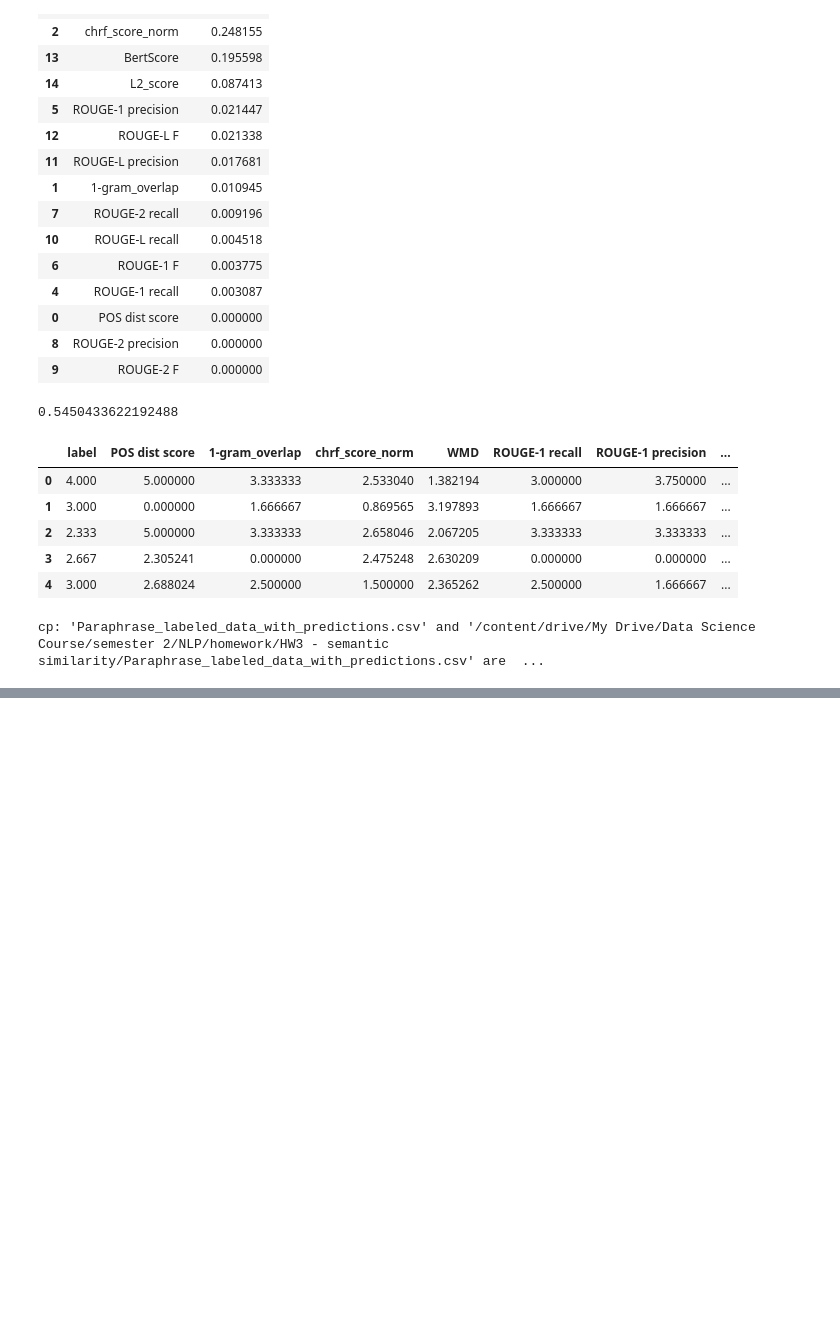
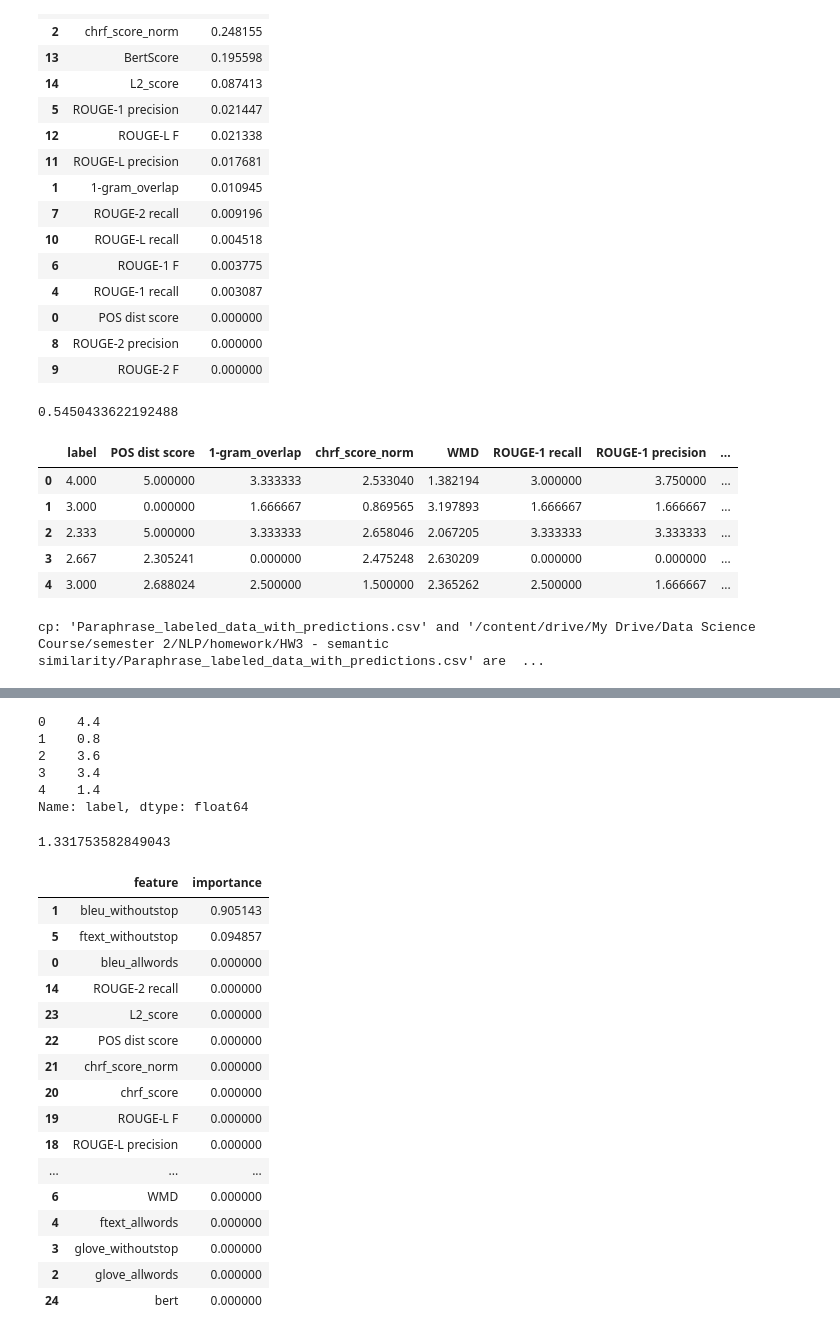
Before and after one commit to Hernanros/SOTA, a Jupyter notebook: notebooks/linear/lee_random_forest.ipynb, the cells around one changed output, grey strips where cells are left out. Drawn from its saved outputs; the diff is of its cells as text; code cells hidden in the pictures; blank space fills up the shorter version.

```diff
--- a/notebooks/linear/lee_random_forest.ipynb
+++ b/notebooks/linear/lee_random_forest.ipynb
@@ -130,0 +173,7 @@ cp: 'Paraphrase_labeled_data_with_predictions.csv' and '/content/drive/My Drive/
+# %%
+column_names = list(X.columns)
+x = X.values #returns a numpy array
+min_max_scaler = preprocessing.MinMaxScaler(feature_range=(0, 5))
+x_scaled = min_max_scaler.fit_transform(x)
+X = pd.DataFrame(x_scaled, columns=column_names)
+X.head()
@@ -130,0 +187,10 @@ cp: 'Paraphrase_labeled_data_with_predictions.csv' and '/content/drive/My Drive/
+# %%
+y = combined_data["label"].copy()
+y.head()
+# %% [output]
+0    4.4
+1    0.8
+2    3.6
+3    3.4
+4    1.4
+Name: label, dtype: float64
@@ -130,0 +199,29 @@ cp: 'Paraphrase_labeled_data_with_predictions.csv' and '/content/drive/My Drive/
+# %%
+model = RandomForestRegressor(max_depth=2)
+model.fit(X_train, y_train)
+y_pred = model.predict(X_test)
+mean_squared_error(y_test, y_pred)
+# %% [output]
+1.331753582849043
+# %%
+feature_importance_dict = {'feature': X.columns.values, 'importance':model.feature_importances_}
+feature_importance_df = pd.DataFrame(feature_importance_dict).sort_values('importance', ascending=False)
+feature_importance_df
+# %% [output]
+|  | feature | importance |
+| 1 | bleu_withoutstop | 0.905143 |
+| 5 | ftext_withoutstop | 0.094857 |
+| 0 | bleu_allwords | 0.000000 |
+| 14 | ROUGE-2 recall | 0.000000 |
+| 23 | L2_score | 0.000000 |
+| 22 | POS dist score | 0.000000 |
+| 21 | chrf_score_norm | 0.000000 |
+| 20 | chrf_score | 0.000000 |
+| 19 | ROUGE-L F | 0.000000 |
+| 18 | ROUGE-L precision | 0.000000 |
+| ... | ... | ... |
+| 6 | WMD | 0.000000 |
+| 4 | ftext_allwords | 0.000000 |
+| 3 | glove_withoutstop | 0.000000 |
+| 2 | glove_allwords | 0.000000 |
+| 24 | bert | 0.000000 |
```
Also changed, not shown: parts of 22 cells of this notebook.
